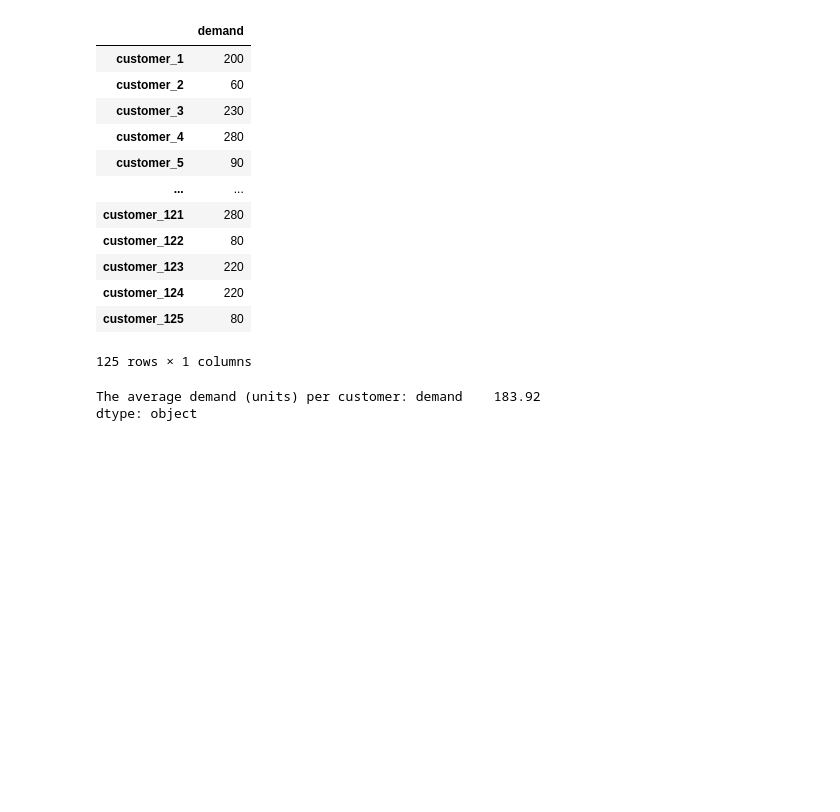
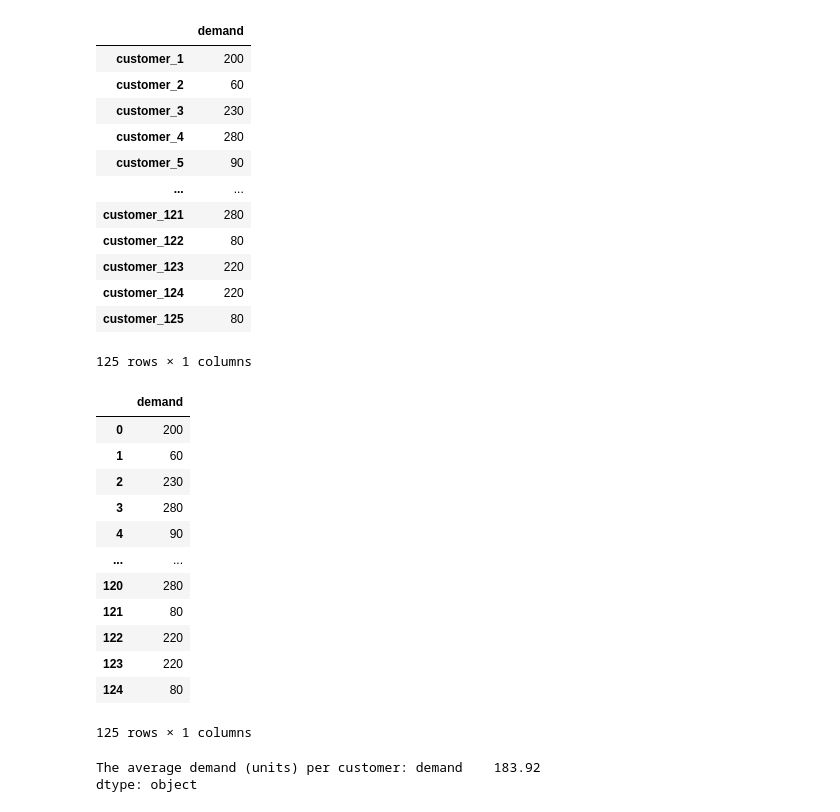
Before and after one commit to bravo-joe/supply-chain-optimization, a Jupyter notebook: notebooks/eda.ipynb, the cells around one changed output. Cells and saved outputs as stored; diff of their text form; code cells hidden in the pictures; blank space fills up the shorter version.

```diff
--- a/eda.ipynb
+++ b/notebooks/eda.ipynb
@@ -256,6 +258,24 @@ demand
 | customer_124 | 220 |
 | customer_125 | 80 |
 125 rows × 1 columns
+# %%
+demand = demand.reset_index()
+demand = demand.drop(labels="index", axis=1)
+demand
+# %% [output]
+|  | demand |
+| 0 | 200 |
+| 1 | 60 |
+| 2 | 230 |
+| 3 | 280 |
+| 4 | 90 |
+| ... | ... |
+| 120 | 280 |
+| 121 | 80 |
+| 122 | 220 |
+| 123 | 220 |
+| 124 | 80 |
+125 rows × 1 columns
 # %%
 print(f"The average demand (units) per customer: {demand.mean()}")
 # %% [output]
```
Also changed, not shown: parts of 14 cells of this notebook, 6 other files.
